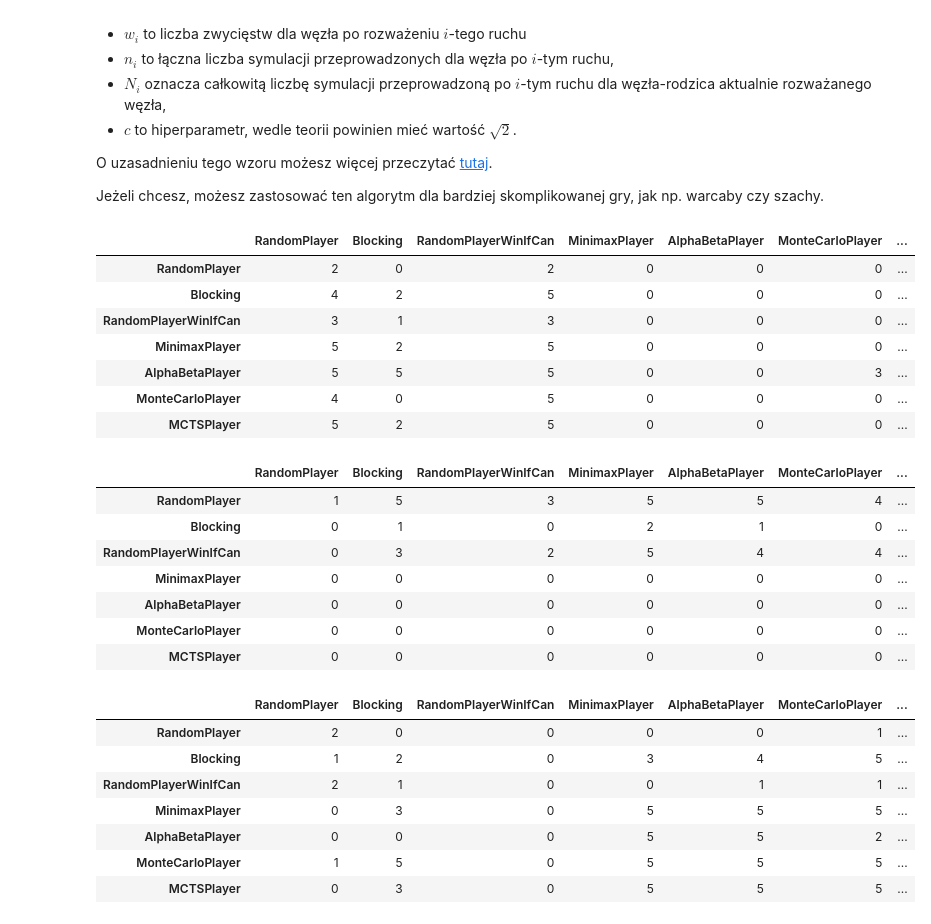
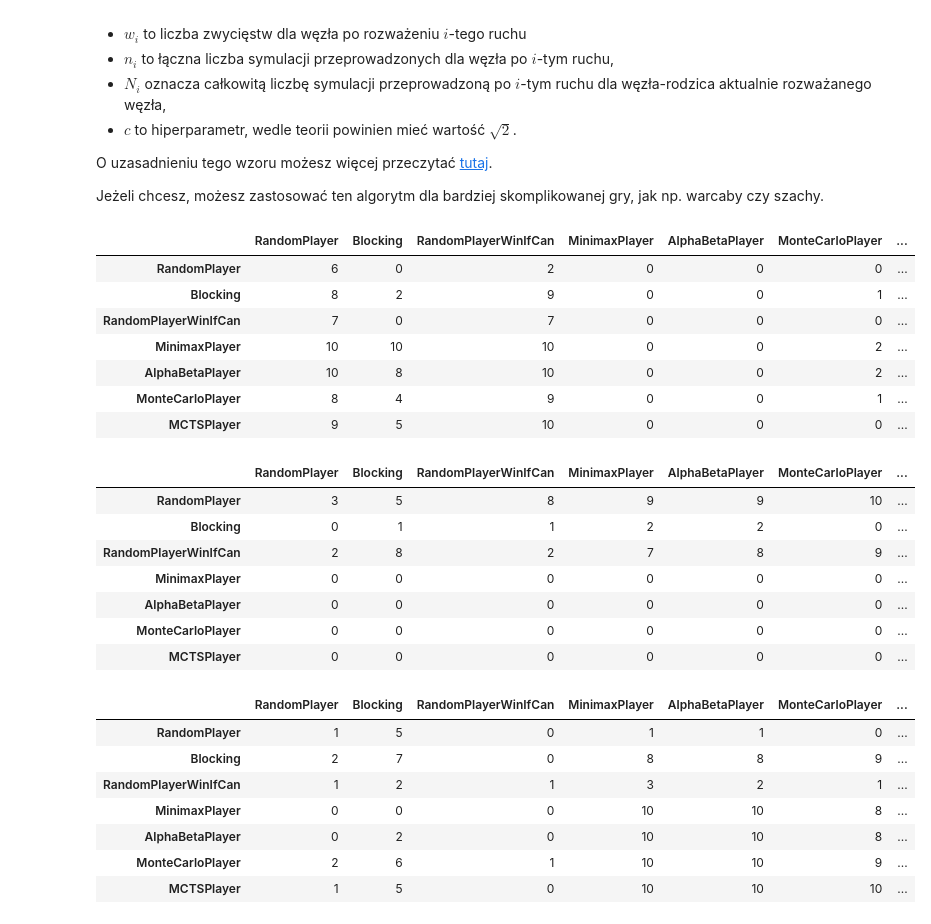
Before and after one commit to mateunow/sztuczna-inteligencja, a Jupyter notebook: lab6/lab_6.ipynb, the cells around one changed output. Cells and saved outputs as stored; diff of their text form; code cells hidden in the pictures.

```diff
--- a/lab6/lab_6.ipynb
+++ b/lab6/lab_6.ipynb
@@ -765,50 +765,50 @@ class MCTSPlayer(PlayerInterface):
 # %%
 %%time
 
-number_of_rounds = 5
+number_of_rounds = 10
 players = [
     RandomPlayer(),
     Blocking(),
     RandomPlayerWinIfCan(),
     MinimaxPlayer(),
     AlphaBetaPlayer(),
     MonteCarloPlayer(),
     MCTSPlayer(),
 ]
 scores = defaultdict(lambda: defaultdict(lambda: defaultdict(int)))
 
 for player in players:
     for adversary in players:
         for i in range(number_of_rounds):
             game = TicTacToe(player, adversary, SIZE)
             score = game.play(False)
             # print("player name {} adversary name {} score {} ".format(player.name, adversary.name, score))
             scores[score][player.name][adversary.name] += 1
 
 
 print_scores(scores, [player.name for player in players])
 # %% [output]
 |  | RandomPlayer | Blocking | RandomPlayerWinIfCan | MinimaxPlayer | AlphaBetaPlayer | MonteCarloPlayer | ... |
-| RandomPlayer | 2 | 0 | 2 | 0 | 0 | 0 | ... |
-| Blocking | 4 | 2 | 5 | 0 | 0 | 0 | ... |
-| RandomPlayerWinIfCan | 3 | 1 | 3 | 0 | 0 | 0 | ... |
-| MinimaxPlayer | 5 | 2 | 5 | 0 | 0 | 0 | ... |
-| AlphaBetaPlayer | 5 | 5 | 5 | 0 | 0 | 3 | ... |
-| MonteCarloPlayer | 4 | 0 | 5 | 0 | 0 | 0 | ... |
-| MCTSPlayer | 5 | 2 | 5 | 0 | 0 | 0 | ... |
+| RandomPlayer | 6 | 0 | 2 | 0 | 0 | 0 | ... |
+| Blocking | 8 | 2 | 9 | 0 | 0 | 1 | ... |
+| RandomPlayerWinIfCan | 7 | 0 | 7 | 0 | 0 | 0 | ... |
+| MinimaxPlayer | 10 | 10 | 10 | 0 | 0 | 2 | ... |
+| AlphaBetaPlayer | 10 | 8 | 10 | 0 | 0 | 2 | ... |
+| MonteCarloPlayer | 8 | 4 | 9 | 0 | 0 | 1 | ... |
+| MCTSPlayer | 9 | 5 | 10 | 0 | 0 | 0 | ... |
 |  | RandomPlayer | Blocking | RandomPlayerWinIfCan | MinimaxPlayer | AlphaBetaPlayer | MonteCarloPlayer | ... |
-| RandomPlayer | 1 | 5 | 3 | 5 | 5 | 4 | ... |
-| Blocking | 0 | 1 | 0 | 2 | 1 | 0 | ... |
-| RandomPlayerWinIfCan | 0 | 3 | 2 | 5 | 4 | 4 | ... |
+| RandomPlayer | 3 | 5 | 8 | 9 | 9 | 10 | ... |
+| Blocking | 0 | 1 | 1 | 2 | 2 | 0 | ... |
+| RandomPlayerWinIfCan | 2 | 8 | 2 | 7 | 8 | 9 | ... |
 | MinimaxPlayer | 0 | 0 | 0 | 0 | 0 | 0 | ... |
 | AlphaBetaPlayer | 0 | 0 | 0 | 0 | 0 | 0 | ... |
 | MonteCarloPlayer | 0 | 0 | 0 | 0 | 0 | 0 | ... |
 | MCTSPlayer | 0 | 0 | 0 | 0 | 0 | 0 | ... |
 |  | RandomPlayer | Blocking | RandomPlayerWinIfCan | MinimaxPlayer | AlphaBetaPlayer | MonteCarloPlayer | ... |
-| RandomPlayer | 2 | 0 | 0 | 0 | 0 | 1 | ... |
-| Blocking | 1 | 2 | 0 | 3 | 4 | 5 | ... |
-| RandomPlayerWinIfCan | 2 | 1 | 0 | 0 | 1 | 1 | ... |
-| MinimaxPlayer | 0 | 3 | 0 | 5 | 5 | 5 | ... |
-| AlphaBetaPlayer | 0 | 0 | 0 | 5 | 5 | 2 | ... |
-| MonteCarloPlayer | 1 | 5 | 0 | 5 | 5 | 5 | ... |
-| MCTSPlayer | 0 | 3 | 0 | 5 | 5 | 5 | ... |
+| RandomPlayer | 1 | 5 | 0 | 1 | 1 | 0 | ... |
+| Blocking | 2 | 7 | 0 | 8 | 8 | 9 | ... |
+| RandomPlayerWinIfCan | 1 | 2 | 1 | 3 | 2 | 1 | ... |
+| MinimaxPlayer | 0 | 0 | 0 | 10 | 10 | 8 | ... |
+| AlphaBetaPlayer | 0 | 2 | 0 | 10 | 10 | 8 | ... |
+| MonteCarloPlayer | 2 | 6 | 1 | 10 | 10 | 9 | ... |
+| MCTSPlayer | 1 | 5 | 0 | 10 | 10 | 10 | ... |
```
Also changed, not shown: parts of 8 cells of this notebook.
